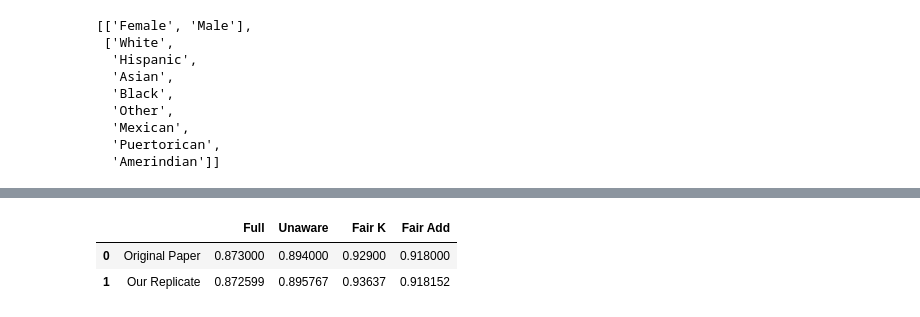
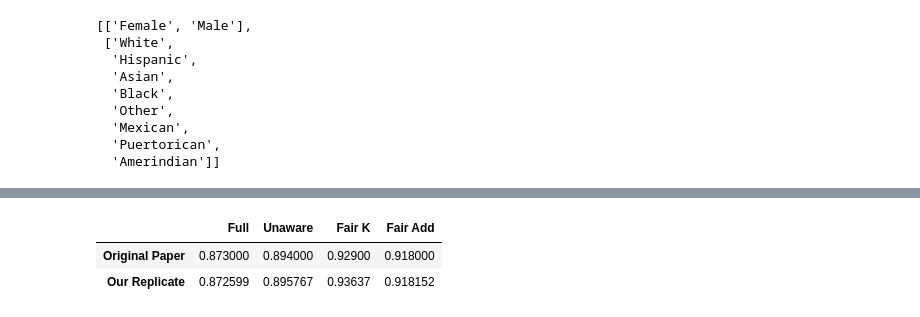
Before and after one commit to kristoffhernan/Fair-ML-Causal-Inference, a Jupyter notebook: scripts/Fair-ML.ipynb, the cells around one changed output, grey strips where cells are left out. Drawn from its saved outputs; the diff is of its cells as text; code cells hidden in the pictures.

```diff
--- a/scripts/Fair-ML.ipynb
+++ b/scripts/Fair-ML.ipynb
@@ -806,14 +742,13 @@ plt.show()
 # %%
 result_comparison = {
-    '':['Original Paper', 'Our Replicate'],
     'Full':[0.873, full_model_rmse],
     'Unaware':[0.894, unaware_model_rmse],
     'Fair K':[0.929, fairK_model_rmse],
     'Fair Add':[0.918, fya_model_rmse]
 }
 
-pd.DataFrame(result_comparison)
+pd.DataFrame(result_comparison, index=['Original Paper', 'Our Replicate'])
 # %% [output]
-|  |  | Full | Unaware | Fair K | Fair Add |
-| 0 | Original Paper | 0.873000 | 0.894000 | 0.92900 | 0.918000 |
-| 1 | Our Replicate | 0.872599 | 0.895767 | 0.93637 | 0.918152 |
+|  | Full | Unaware | Fair K | Fair Add |
+| Original Paper | 0.873000 | 0.894000 | 0.92900 | 0.918000 |
+| Our Replicate | 0.872599 | 0.895767 | 0.93637 | 0.918152 |
```
Also changed, not shown: parts of 15 cells of this notebook, 6 other files.
